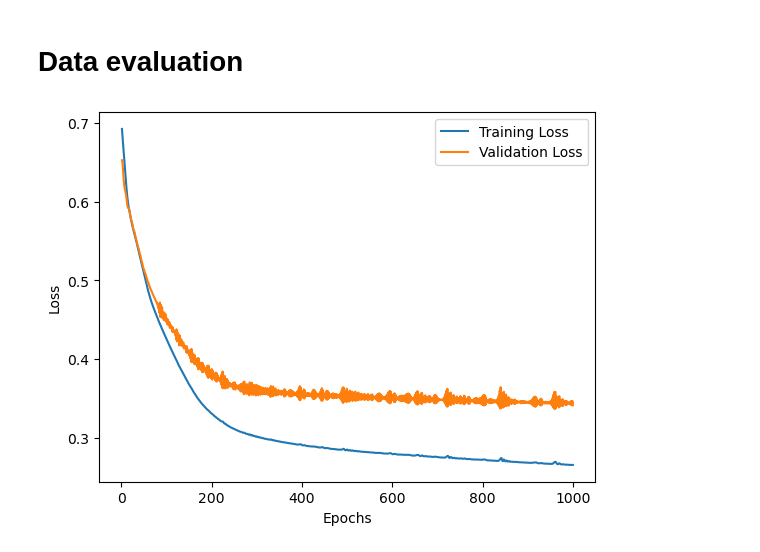
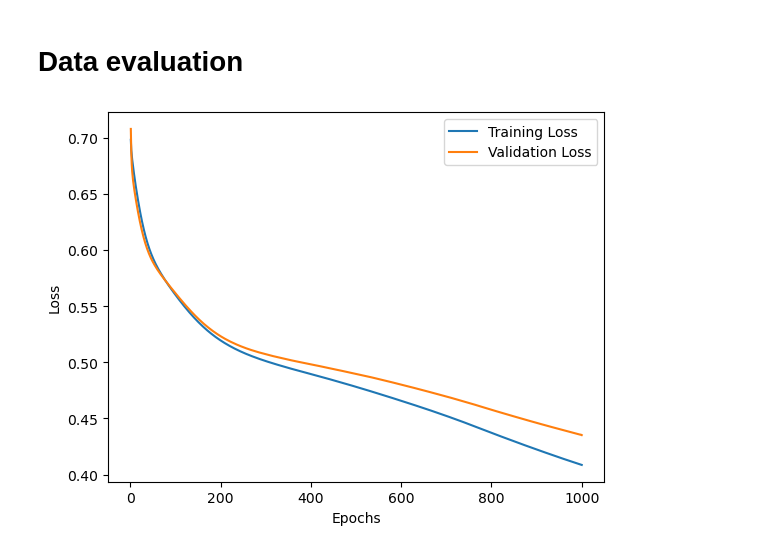
Before and after one commit to yumi-h-1/Predicting-Bank-Customer-Churn, a Jupyter notebook: NECO_groupwork/UAT2 of Credit_churn_rate.ipynb, the cells around one changed output. Saved outputs shown, nothing was run; the diff lists cells and outputs as text; code cells hidden in the pictures.

```diff
--- a/NECO_groupwork/UAT2 of Credit_churn_rate.ipynb
+++ b/NECO_groupwork/UAT2 of Credit_churn_rate.ipynb
@@ -337,8 +454,8 @@ input_features = 10
 output_features = 1
 
 # Define hyperparameters for using in grid search to find the best combination
-learning_rates_grid = [0.01, 0.001, 0.0001]
-hidden_neurons_grid = [10, 20, 30, 40]
+learning_rates_grid = [0.3, 0.2, 0.1, 0.01, 0.001, 0.0001]
+hidden_neurons_grid = [2, 4, 7, 10, 20, 30, 50, 100, 200]
 
 # The number of epochs
 number_of_epochs = 1000
@@ -369,14 +486,14 @@ class Credit_Churn_NN_Model(nn.Module):
         return output_activated
 # %%
 # Build the function for the model
-def train_NN_model(learning_rate, hidden_neurons, X_train, y_train, X_vali, y_vali, number_of_epochs):
+def train_NN_model(learning_rate, hidden_neurons, X_train, y_train, X_val, y_val, number_of_epochs):
     model = Credit_Churn_NN_Model(input_features, hidden_neurons, output_features)
-    criterion = torch.nn.BCELoss(reduction='mean')
-    optimizer = torch.optim.Adam(model.parameters(), lr=learning_rate)
+    criterion = torch.nn.BCELoss()
+    optimizer = torch.optim.SGD(model.parameters(), lr=learning_rate)
 
     # Define value holder for plotting in the graph
     plot_train_loss = []
-    plot_vali_loss = []
+    plot_val_loss = []
 
     # Iterate the model e time. e start from 0 to number_of_epochs - 1
     for e in range(number_of_epochs):
@@ -393,12 +510,12 @@ def train_NN_model(learning_rate, hidden_neurons, X_train, y_train, X_vali, y_va
         # Validation the model
         model.eval()
         with torch.no_grad():
-            y_vali_pred = model(X_vali)
-            vali_loss = criterion(y_vali_pred, y_vali)
+            y_val_pred = model(X_val)
+            val_loss = criterion(y_val_pred, y_val)
             # append the loss value (Validation) to the value holder
-            plot_vali_loss.append(vali_loss)
+            plot_val_loss.append(val_loss)
 
-    return model, plot_train_loss, plot_vali_loss
+    return model, plot_train_loss, plot_val_loss
 # %% [markdown]
 # Fitting the model
 # %%
@@ -412,7 +529,7 @@ for learning_rate in learning_rates_grid:
     for hidden_neurons in hidden_neurons_grid:
         print(f"Grid search > training the NNet model with learning rate={learning_rate} and hidden_neurons={hidden_neurons}")
         # Call the function to train and evaluate the model with the nested loop
-        trained_model, train_loss, vali_loss = train_NN_model(learning_rate, hidden_neurons, X_train, y_train, X_vali, y_vali, number_of_epochs)
+        trained_model, train_loss, val_loss = train_NN_model(learning_rate, hidden_neurons, X_train, y_train, X_val, y_val, number_of_epochs)
 
         # After calling the train_NN_model() function, We'll get the trained model
         # We will evaluate the performance of this model by feeding X trained to the trained model
@@ -436,7 +553,7 @@ for learning_rate in learning_rates_grid:
             best_hyperparameters = {'learning_rate': learning_rate, 'hidden_neurons': hidden_neurons}
             # And replace the plot variable
             train_loss_for_plotting = train_loss
-            vali_loss_for_plotting = vali_loss
+            val_loss_for_plotting = val_loss
             # And replace the model with the best model
             best_model = trained_model
 
@@ -525,9 +644,9 @@ train_loss_for_plotting
 # Convert from Tensor to list to prepare for plotting with Matplotlib
 # Because we can't plot the tensor variables with Matplotlib
 train_loss_for_plotting = [tensor_item.item() for tensor_item in train_loss_for_plotting]
-vali_loss_for_plotting = [tensor_item.item() for tensor_item in vali_loss_for_plotting]
+val_loss_for_plotting = [tensor_item.item() for tensor_item in val_loss_for_plotting]
 print(type(train_loss_for_plotting))
-print(type(vali_loss_for_plotting))
+print(type(val_loss_for_plotting))
 
 # Create a numpy list from 1 to the number of epochs
 Epochs = np.arange(1, number_of_epochs + 1)
@@ -541,11 +660,11 @@ numpy.ndarray
 # %%
 # Now, the type of train_loss_for_plotting and vali_loss_for_plotting are the list.
 # We are ready to plot them in Matplotlib
 plt.plot(Epochs, train_loss_for_plotting, label='Training Loss')
-plt.plot(Epochs, vali_loss_for_plotting, label='Validation Loss')
+plt.plot(Epochs, val_loss_for_plotting, label='Validation Loss')
 plt.xlabel('Epochs')
 plt.ylabel('Loss')
 plt.legend()
 plt.show()
 # %% [output]
-[figure, old version]
+[figure, new version]
```
Also changed, not shown: parts of 41 cells of this notebook, 36 other files.
